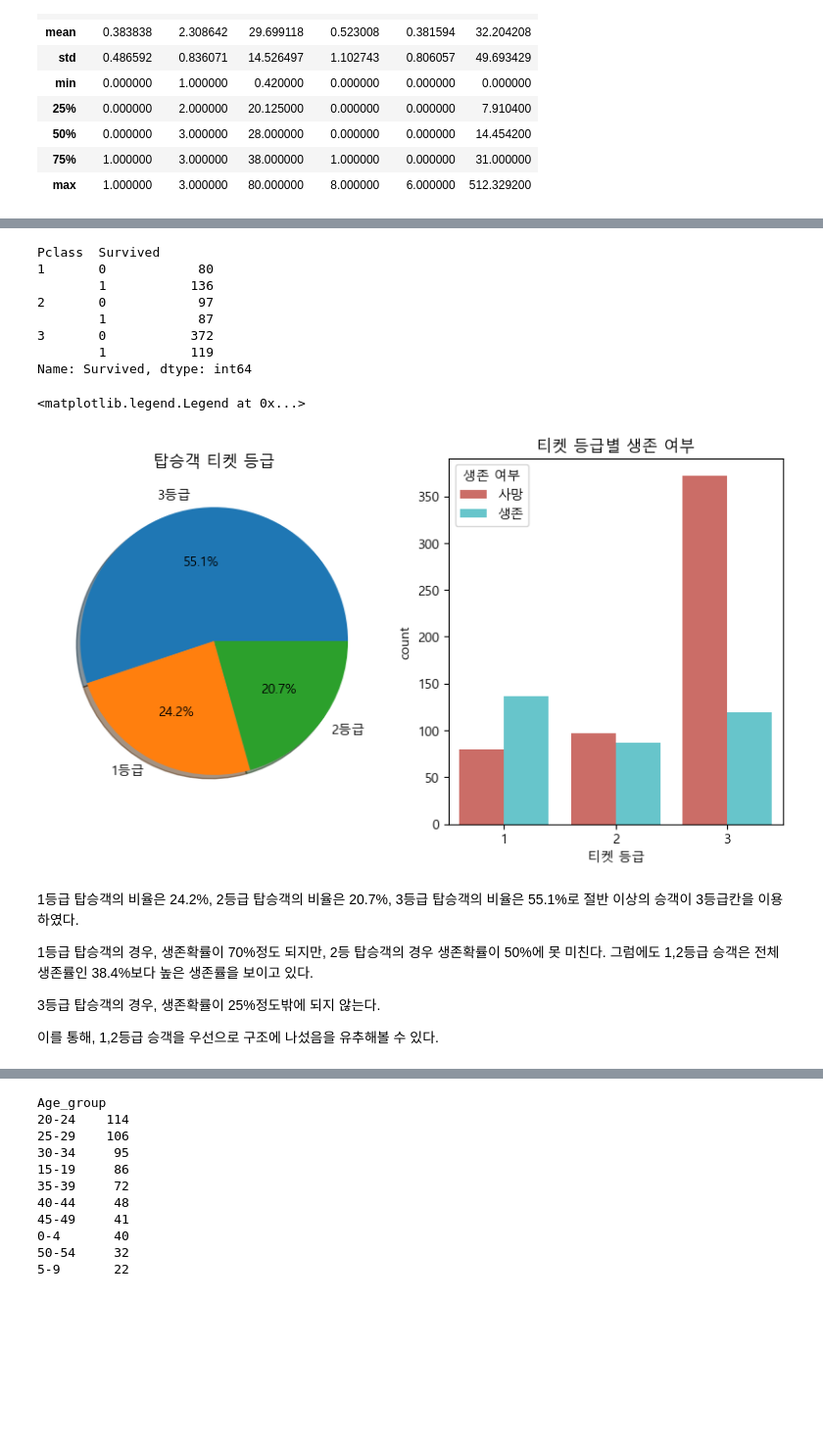
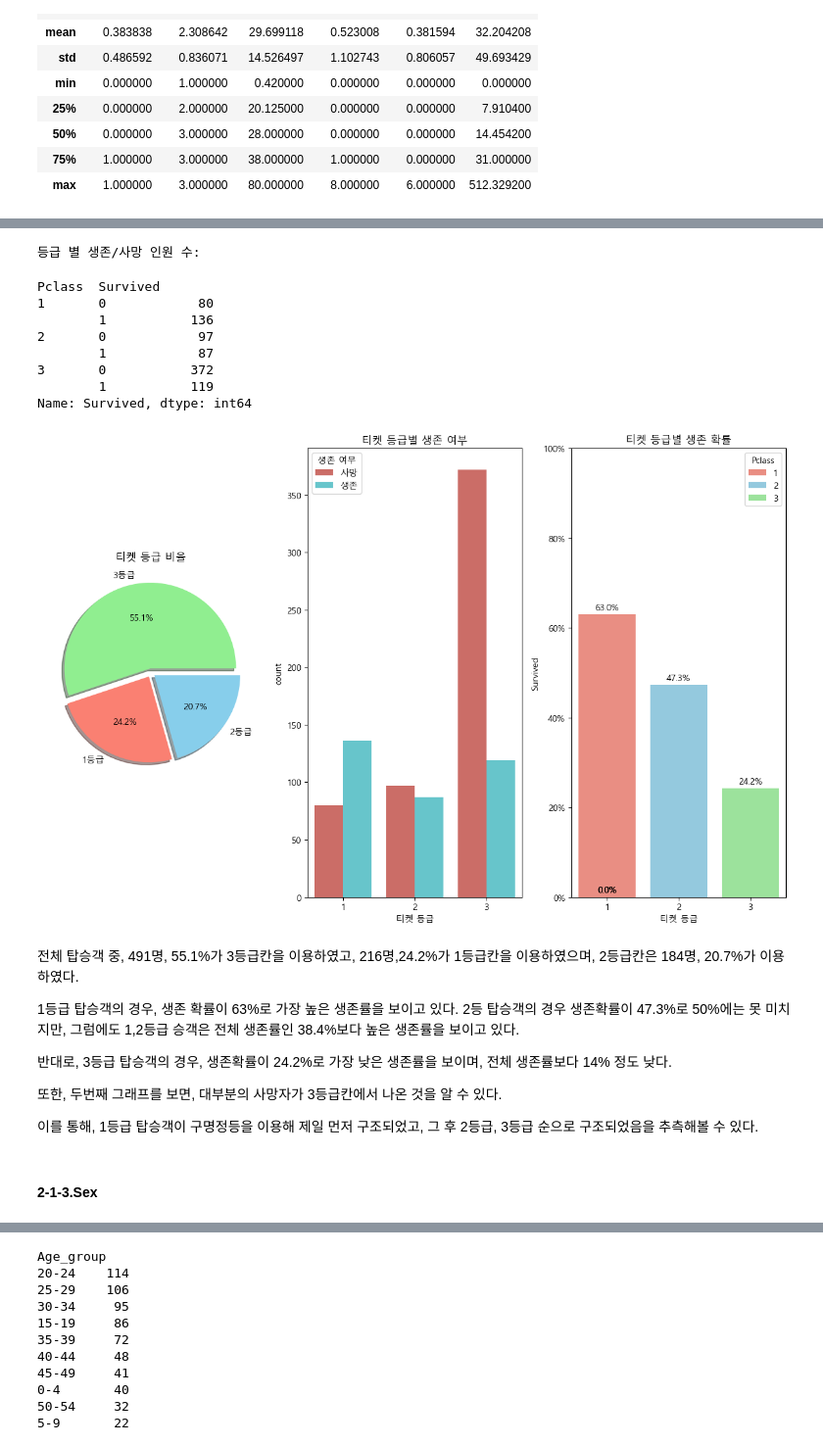
Before and after one commit to jungbin927/Titanic_project, a Jupyter notebook: Titanic_project_2020100381_JB.ipynb, the cells around one changed output, grey strips where cells are left out. Shown at 98% size. Cells and saved outputs as stored; diff of their text form; code cells hidden in the pictures; blank space fills up the shorter version.

```diff
--- a/Titanic_project_2020100381_JB.ipynb
+++ b/Titanic_project_2020100381_JB.ipynb
@@ -135,34 +169,55 @@ plt.show()
 # %%
+print("등급 별 생존/사망 인원 수:")
 df.groupby(['Pclass','Survived'])['Survived'].count()
 # %% [output]
-Pclass  Survived
-1       0            80
-        1           136
-2       0            97
-        1            87
-3       0           372
-        1           119
-Name: Survived, dtype: int64
+등급 별 생존/사망 인원 수:
+Pclass  Survived
+1       0            80
+        1           136
+2       0            97
+        1            87
+3       0           372
+        1           119
+Name: Survived, dtype: int64
 # %%
-f,ax=plt.subplots(1,2,figsize=(10,5))
-df['Pclass'].value_counts().plot.pie(autopct='%1.1f%%',labels=['3등급', '1등급','2등급'],ax=ax[0],shadow=True)
-ax[0].set_title('탑승객 티켓 등급')
+f,ax=plt.subplots(1,3,figsize=(12,8))
+df['Pclass'].value_counts().plot.pie(explode=[0.05,0.05,0.05],autopct='%1.1f%%',labels=['3등급', '1등급','2등급'],
+                                     ax=ax[0],shadow=True,colors=['lightgreen','salmon','skyblue'])
+ax[0].set_title('티켓 등급 비율')
 ax[0].set_ylabel('')
 
-ax[1]=sns.countplot(data=df, x="Pclass", palette='hls', hue='Survived')
+sns.countplot(data=df, x="Pclass", palette='hls', hue='Survived',ax=ax[1])
 ax[1].set_title('티켓 등급별 생존 여부')
 ax[1].set_xlabel('티켓 등급')
 new_labels = ['사망', '생존']
 handles, _ = ax[1].get_legend_handles_labels()
 ax[1].legend(handles, new_labels, title='생존 여부')
+
+survival_rates = df.groupby('Pclass')['Survived'].mean().reset_index()
+
+sns.barplot(data=survival_rates, x='Pclass', y='Survived', hue='Pclass', palette=['salmon','skyblue','lightgreen'], ax=ax[2])
+ax[2].set_title('티켓 등급별 생존 확률')
+ax[2].set_xlabel('티켓 등급')
+ax[2].set_yticks([0, 0.2, 0.4, 0.6, 0.8, 1])
+ax[2].set_yticklabels(['0%', '20%', '40%', '60%', '80%', '100%'])
+
+for p in ax[2].patches:
+    ax[2].annotate(f'{p.get_height() * 100:.1f}%',
+                (p.get_x() + p.get_width() / 2., p.get_height()),
+                ha='center', va='center', xytext=(0, 8), textcoords='offset points')
+plt.tight_layout()
+plt.show()
 # %% [output]
-<matplotlib.legend.Legend at 0x...>
-[figure, old version]
+[figure, new version]
 # %% [markdown]
-1등급 탑승객의 비율은 24.2%, 2등급 탑승객의 비율은 20.7%, 3등급 탑승객의 비율은 55.1%로 절반 이상의 승객이 3등급칸을 이용하였다.
+전체 탑승객 중, 491명, 55.1%가 3등급칸을 이용하였고, 216명,24.2%가 1등급칸을 이용하였으며, 2등급칸은 184명, 20.7%가 이용하였다.
 
-1등급 탑승객의 경우, 생존확률이 70%정도 되지만, 2등 탑승객의 경우 생존확률이 50%에 못 미친다. 그럼에도 1,2등급 승객은 전체 생존률인 38.4%보다 높은 생존률을 보이고 있다.
+1등급 탑승객의 경우, 생존 확률이 63%로 가장 높은 생존률을 보이고 있다. 2등 탑승객의 경우 생존확률이 47.3%로 50%에는 못 미치지만, 그럼에도 1,2등급 승객은 전체 생존률인 38.4%보다 높은 생존률을 보이고 있다.
 
-3등급 탑승객의 경우, 생존확률이 25%정도밖에 되지 않는다.
+반대로, 3등급 탑승객의 경우, 생존확률이 24.2%로 가장 낮은 생존률을 보이며, 전체 생존률보다 14% 정도 낮다.
 
-이를 통해, 1,2등급 승객을 우선으로 구조에 나섰음을 유추해볼 수 있다.
+또한, 두번째 그래프를 보면, 대부분의 사망자가 3등급칸에서 나온 것을 알 수 있다.
+
+이를 통해, 1등급 탑승객이 구명정등을 이용해 제일 먼저 구조되었고, 그 후 2등급, 3등급 순으로 구조되었음을 추측해볼 수 있다.
+# %% [markdown]
+#### 2-1-3.Sex
```
Also changed, not shown: parts of 112 cells of this notebook.
